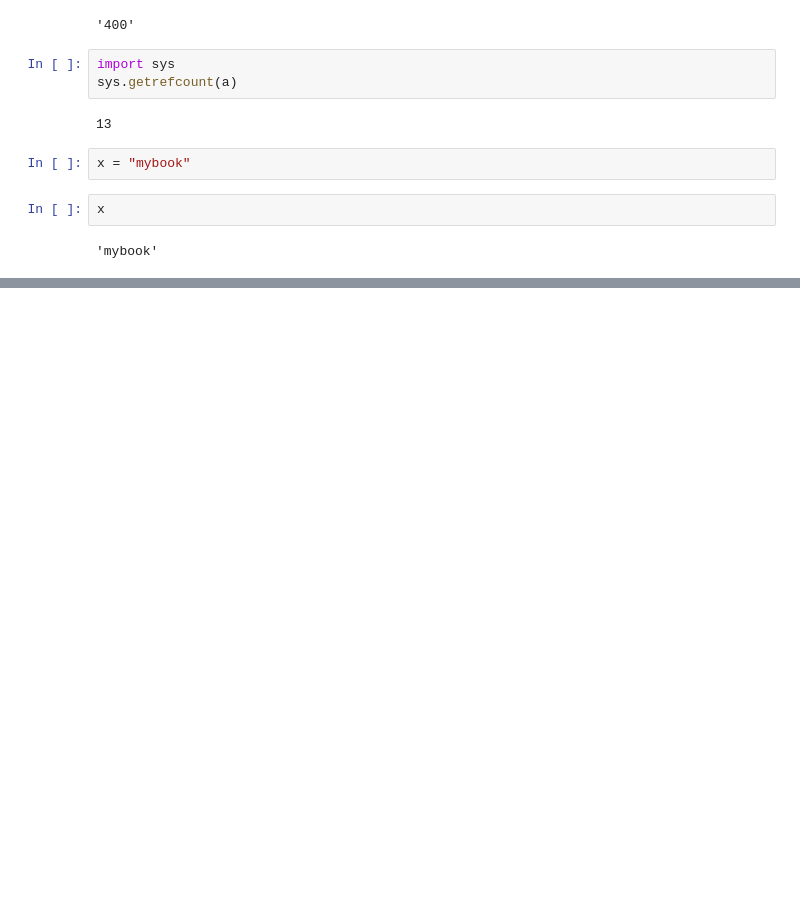
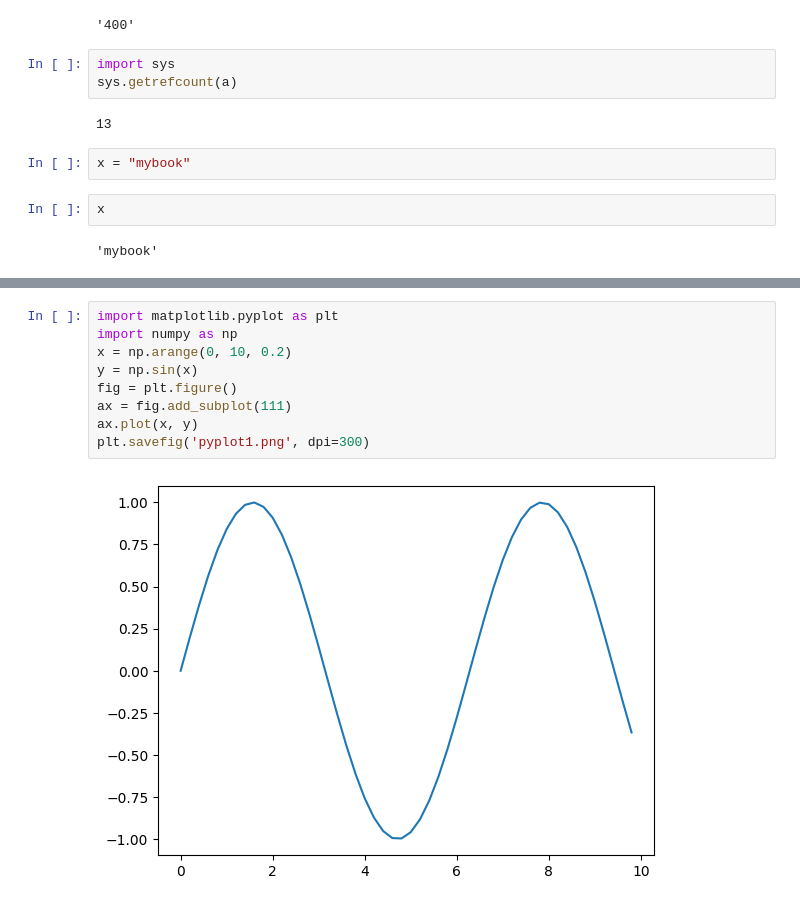
Before and after one commit to Mohammad-Rakibuzzaman/opencv-university, a Jupyter notebook: basics_hands_on.ipynb, the cells around one changed output, grey strips where cells are left out. Saved outputs shown, nothing was run; the diff lists cells and outputs as text; blank space fills up the shorter version.

```diff
--- a/basics_hands_on.ipynb
+++ b/basics_hands_on.ipynb
@@ -1081,0 +612,11 @@ MyInt.square??
+# %%
+import matplotlib.pyplot as plt
+import numpy as np
+x = np.arange(0, 10, 0.2)
+y = np.sin(x)
+fig = plt.figure()
+ax = fig.add_subplot(111)
+ax.plot(x, y)
+plt.savefig('pyplot1.png', dpi=300)
+# %% [output]
+[figure, added]
```
Also changed, not shown: parts of 272 cells of this notebook.
